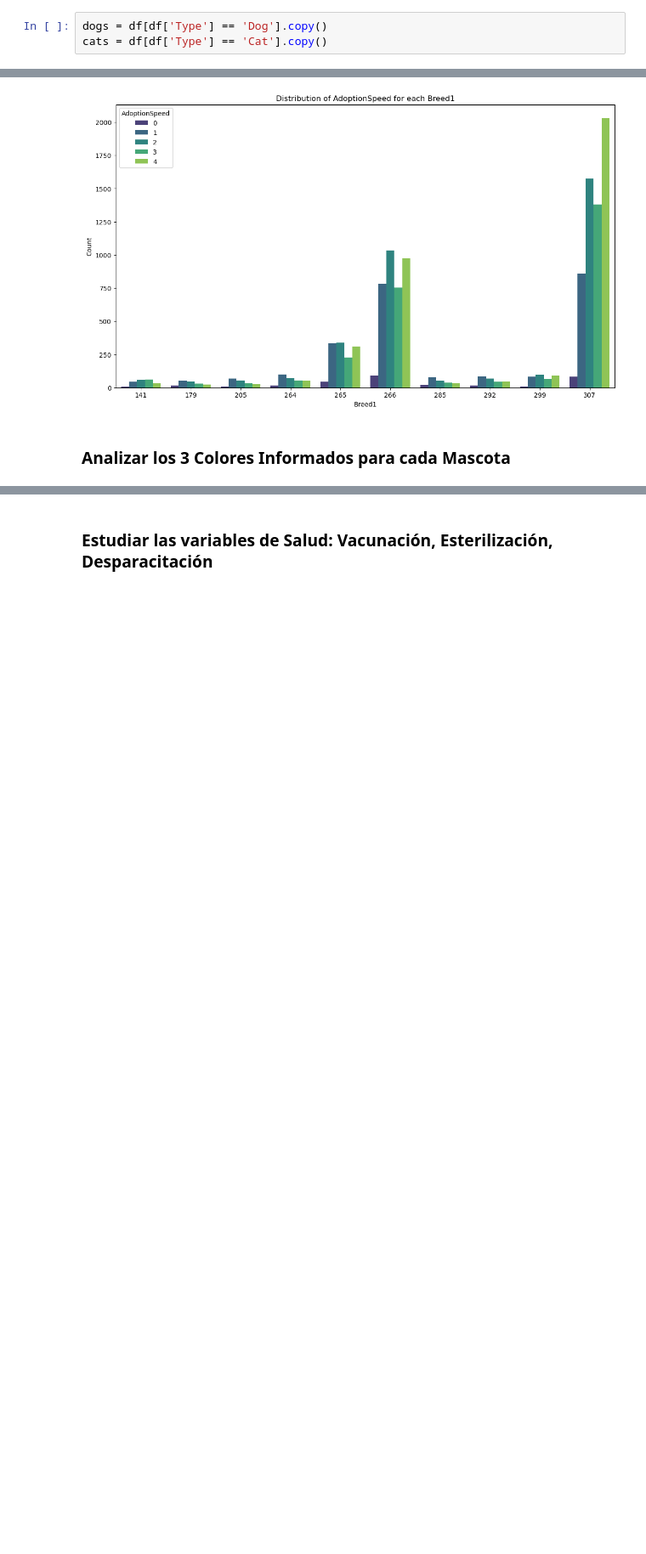
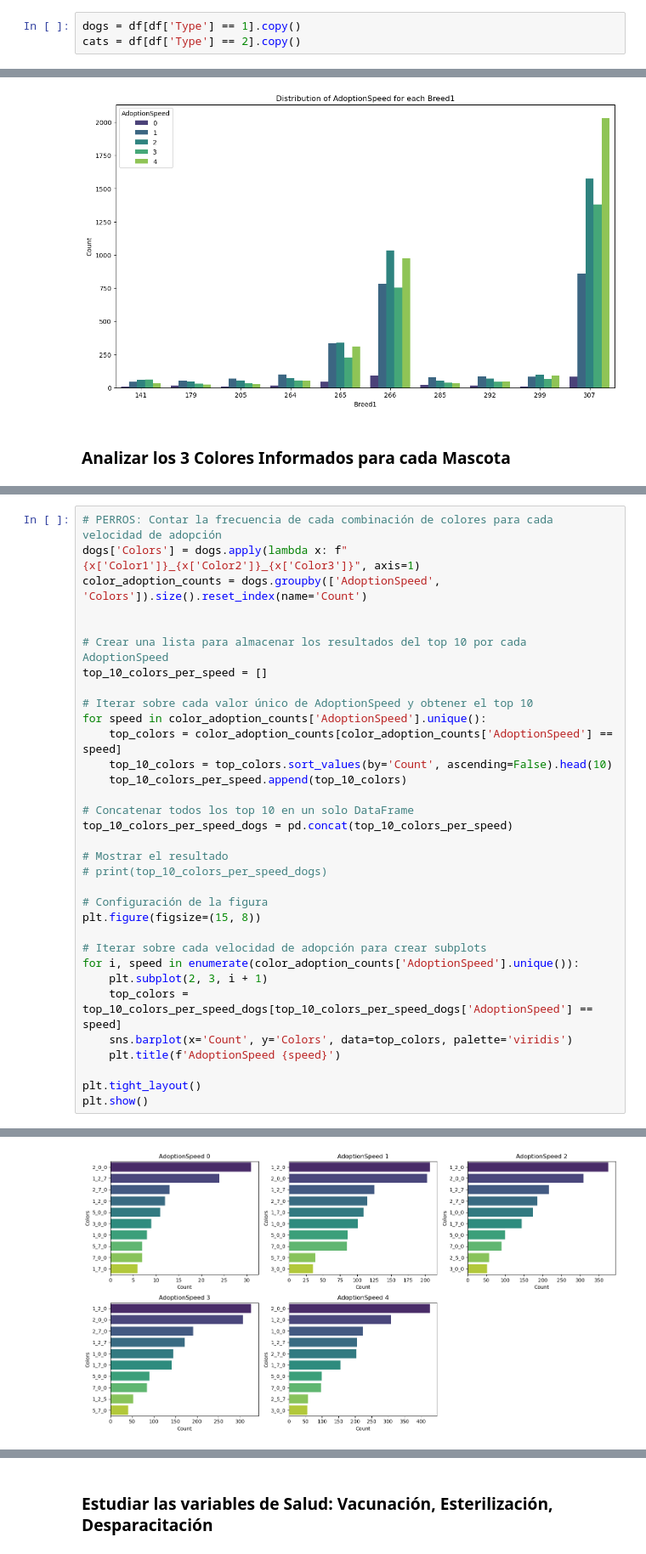
Before and after one commit to plcablinski/lab2-mcd-austral, a Jupyter notebook: 03_Petfinder_EDA.ipynb, the cells around one changed output, grey strips where cells are left out. Shown at 85% size. Cells and saved outputs as stored; diff of their text form; blank space fills up the shorter version.

```diff
--- a/03_Petfinder_EDA.ipynb
+++ b/03_Petfinder_EDA.ipynb
@@ -302,8 +316,8 @@ Name: count, Length: 515, dtype: int64
 # %% [markdown]
 ### Analizar la Raza de las Mascotas
 # %%
-dogs = df[df['Type'] == 'Dog'].copy()
-cats = df[df['Type'] == 'Cat'].copy()
+dogs = df[df['Type'] == 1].copy()
+cats = df[df['Type'] == 2].copy()
 # %%
 dogs['Breed1'].value_counts().nlargest(10)
 # %% [output]
@@ -489,0 +590,34 @@ Series([], Name: count, dtype: int64)
+# %%
+# PERROS: Contar la frecuencia de cada combinación de colores para cada velocidad de adopción
+dogs['Colors'] = dogs.apply(lambda x: f"{x['Color1']}_{x['Color2']}_{x['Color3']}", axis=1)
+color_adoption_counts = dogs.groupby(['AdoptionSpeed', 'Colors']).size().reset_index(name='Count')
+
+
+# Crear una lista para almacenar los resultados del top 10 por cada AdoptionSpeed
+top_10_colors_per_speed = []
+
+# Iterar sobre cada valor único de AdoptionSpeed y obtener el top 10
+for speed in color_adoption_counts['AdoptionSpeed'].unique():
+    top_colors = color_adoption_counts[color_adoption_counts['AdoptionSpeed'] == speed]
+    top_10_colors = top_colors.sort_values(by='Count', ascending=False).head(10)
+    top_10_colors_per_speed.append(top_10_colors)
+
+# Concatenar todos los top 10 en un solo DataFrame
+top_10_colors_per_speed_dogs = pd.concat(top_10_colors_per_speed)
+
+# Mostrar el resultado
+# print(top_10_colors_per_speed_dogs)
+
+# Configuración de la figura
+plt.figure(figsize=(15, 8))
+
+# Iterar sobre cada velocidad de adopción para crear subplots
+for i, speed in enumerate(color_adoption_counts['AdoptionSpeed'].unique()):
+    plt.subplot(2, 3, i + 1)
+    top_colors = top_10_colors_per_speed_dogs[top_10_colors_per_speed_dogs['AdoptionSpeed'] == speed]
+    sns.barplot(x='Count', y='Colors', data=top_colors, palette='viridis')
+    plt.title(f'AdoptionSpeed {speed}')
+
+plt.tight_layout()
+plt.show()
+# %% [output]
@@ -489,0 +641 @@ Series([], Name: count, dtype: int64)
+[figure, added]
```
Also changed, not shown: parts of 126 cells of this notebook.
